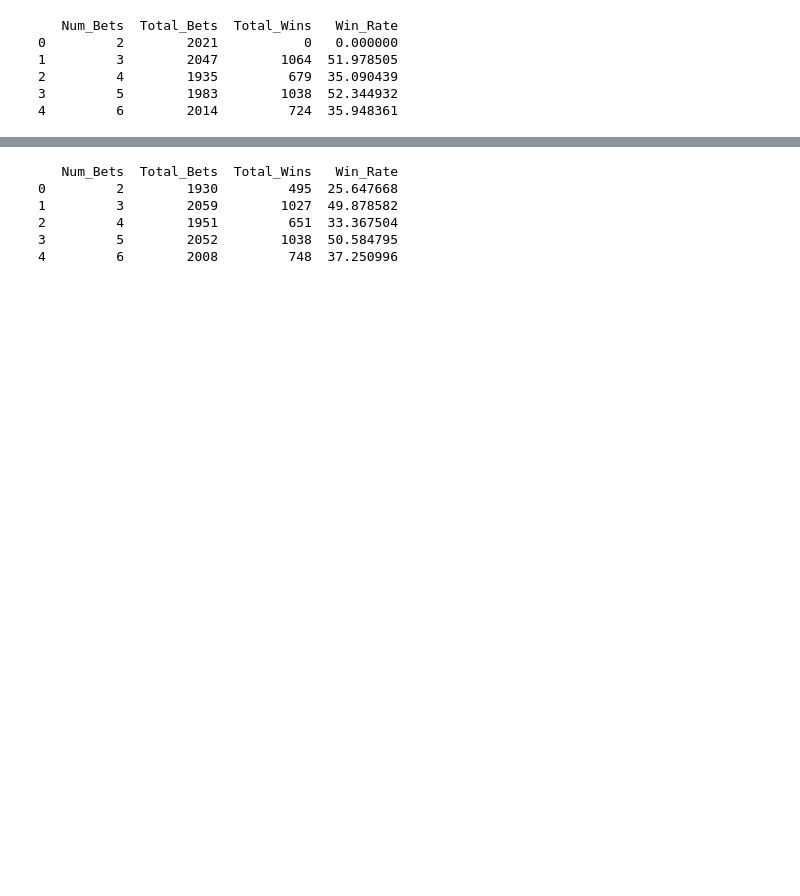
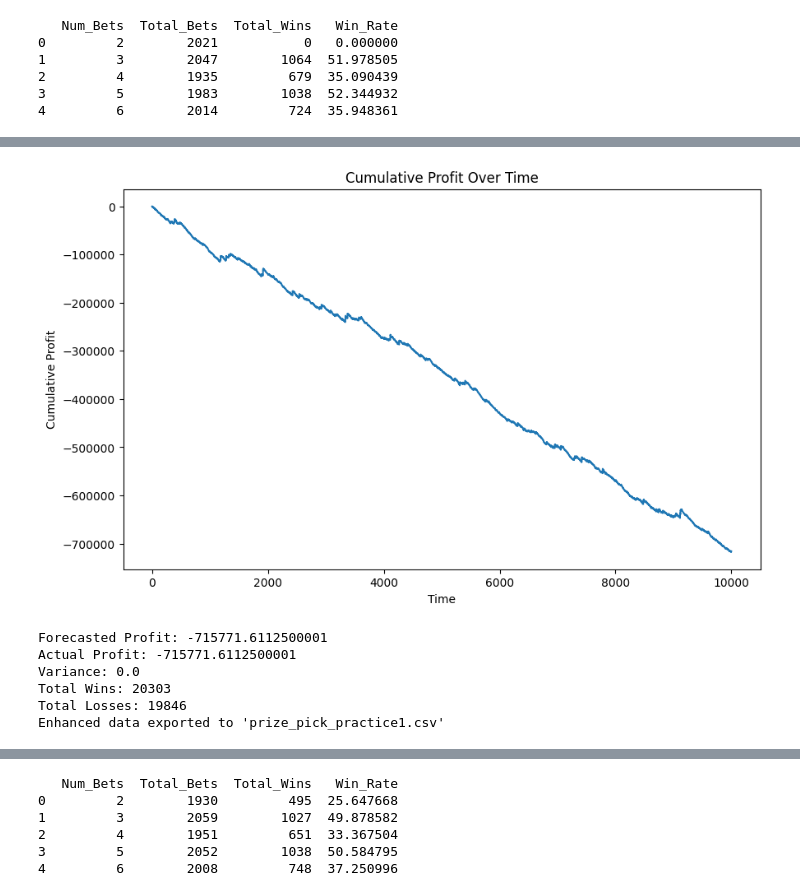
Before and after one commit to avidcyclist/prize_picks_practice, a Jupyter notebook: notebooks/new_notebook.ipynb, the cells around one changed output, grey strips where cells are left out. Cells and saved outputs as stored; diff of their text form; code cells hidden in the pictures; blank space fills up the shorter version.

```diff
--- a/notebooks/new_notebook.ipynb
+++ b/notebooks/new_notebook.ipynb
@@ -1211,6 +1219,24 @@ def american_to_implied_probability(odds):
 
 # Apply the function to calculate implied probabilities for each bet
 df_mock['Implied_Probabilities'] = df_mock['Odds'].apply(lambda x: [american_to_implied_probability(odd) for odd in x])
+
+# Function to calculate combined implied probability and combined odds
+def calculate_combined_odds(implied_probabilities):
+    combined_probability = np.prod(implied_probabilities)
+    combined_odds = 1 / combined_probability if combined_probability != 0 else np.inf
+    return combined_probability, combined_odds
+
+# Apply the function to calculate combined implied probability and combined odds
+df_mock[['Combined_Probability', 'Combined_Odds']] = df_mock['Implied_Probabilities'].apply(lambda x: pd.Series(calculate_combined_odds(x)))
+
+# Function to calculate the vig
+def calculate_vig(implied_probabilities):
+    total_implied_probability = sum(implied_probabilities)
+    vig = total_implied_probability - 1
+    return vig
+
+# Apply the function to calculate the vig for each entry
+df_mock['Vig'] = df_mock['Implied_Probabilities'].apply(calculate_vig)
 
 # Function to simulate bet outcomes based on implied probabilities
 def simulate_outcomes(implied_probabilities):
@@ -1275,8 +1301,47 @@ df_mock['Profit'] = df_mock['Payout'] - df_mock['Bet_Amount']
 # Calculate the net profit for the sportsbook
 df_mock['Net_Profit'] = df_mock.apply(lambda row: row['Bet_Amount'] - row['Payout'] - row['Commission'] if row['Payout'] == 0 else -row['Payout'] - row['Commission'], axis=1)
 
-# Display the first few rows to verify
-print(df_mock.head(10))
+# Calculate the casino's total revenue from losing bets
+total_revenue_from_losing_bets = df_mock[df_mock['Payout'] == 0]['Effective_Bet_Amount'].sum()
+
+# Calculate the casino's total payouts
+total_payouts = df_mock['Payout'].sum()
+
+# Calculate the casino's net revenue
+casino_net_revenue = total_revenue_from_losing_bets - total_payouts
+
+# Display the results
+print(f"Total Revenue from Losing Bets: {total_revenue_from_losing_bets}")
+print(f"Total Payouts: {total_payouts}")
+print(f"Casino Net Revenue: {casino_net_revenue}")
+
+# Example of simple forecasting using historical data
+df_mock['Cumulative_Profit'] = df_mock['Profit'].cumsum()
+
+# Plot cumulative profit over time
+plt.figure(figsize=(10, 6))
+plt.plot(df_mock.index, df_mock['Cumulative_Profit'])
+plt.title('Cumulative Profit Over Time')
+plt.xlabel('Time')
+plt.ylabel('Cumulative Profit')
+plt.show()
+
+# Example of variance analysis
+forecasted_profit = df_mock['Profit'].mean() * len(df_mock)
+actual_profit = df_mock['Profit'].sum()
+variance = actual_profit - forecasted_profit
+
+print(f"Forecasted Profit: {forecasted_profit}")
+print(f"Actual Profit: {actual_profit}")
+print(f"Variance: {variance}")
+
+# Analyze the distribution of wins and losses
+win_counts = df_mock['Outcomes'].apply(lambda x: np.sum(np.array(x) == 'Win'))
+loss_counts = df_mock['Outcomes'].apply(lambda x: np.sum(np.array(x) == 'Loss'))
+
+# Display the distribution of wins and losses
+print(f"Total Wins: {win_counts.sum()}")
+print(f"Total Losses: {loss_counts.sum()}")
 
 # Export the enhanced DataFrame to CSV
 df_mock.to_csv('prize_pick_practice1.csv', index=False)
@@ -1302,3 +1353,10 @@ Enhanced data exported to 'prize_pick_practice1.csv'
+[figure, added]
+Forecasted Profit: -715771.6112500001
+Actual Profit: -715771.6112500001
+Variance: 0.0
+Total Wins: 20303
+Total Losses: 19846
+Enhanced data exported to 'prize_pick_practice1.csv'
 # %%
 import matplotlib.pyplot as plt
 import seaborn as sns
```
Also changed, not shown: parts of 15 cells of this notebook, 3 other files.
